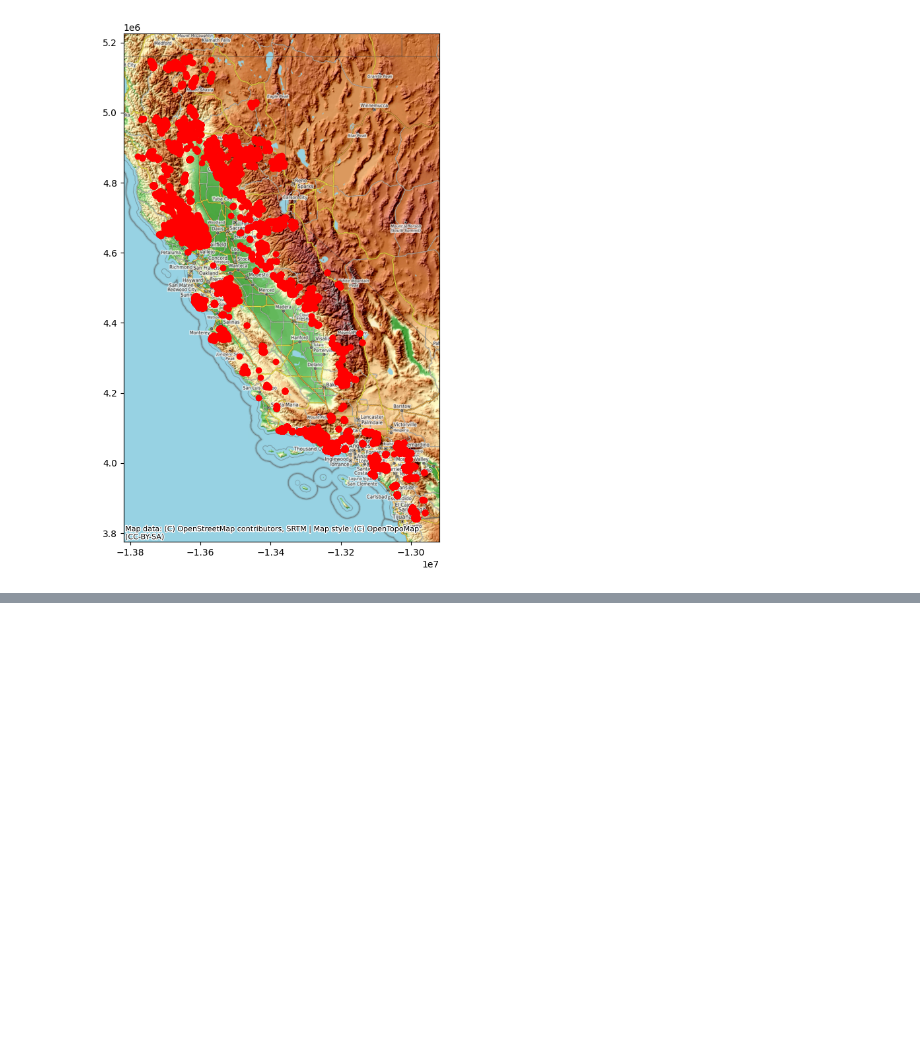
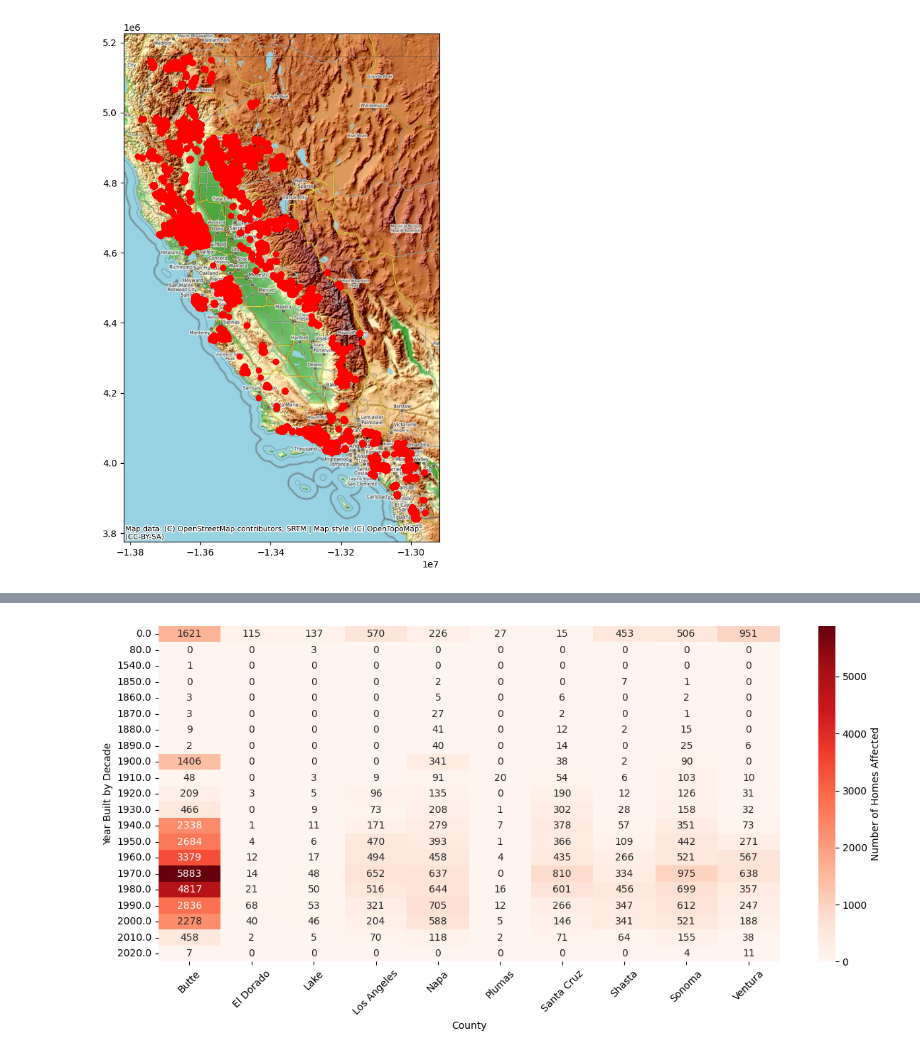
Before and after one commit to AnrieS/california_fires, a Jupyter notebook: data_analysis.ipynb, the cells around one changed output, grey strips where cells are left out. Cells and saved outputs as stored; diff of their text form; code cells hidden in the pictures; blank space fills up the shorter version.

```diff
--- a/data_analysis.ipynb
+++ b/data_analysis.ipynb
@@ -69,0 +172,29 @@ ctx.add_basemap(ax, source=ctx.providers.OpenTopoMap)
+# %%
+# Filter top counties by total damage
+top_counties = (new_geo_data.groupby('county')['damage']
+                .count()
+                .sort_values(ascending=False)
+                .head(10)
+                .index)
+
+top_counties
+
+# Filter data for top counties
+filtered_data = new_geo_data[new_geo_data['county'].isin(top_counties)]
+
+# Group data by decade and county
+heatmap_data = filtered_data.groupby(['decade', 'county'])['damage'].count().unstack(fill_value=0)
+
+
+# Plot heatmap
+plt.figure(figsize=(12, 6))
+
+sns.heatmap(heatmap_data, cmap="Reds", annot=True, fmt='d', cbar_kws= {'label': 'Number of Homes Affected'})
+
+plt.xticks(rotation=45)
+plt.xlabel('County')
+plt.ylabel('Year Built by Decade')
+plt.tight_layout()
+plt.show()
+# %% [output]
+[figure, added]
```
Also changed, not shown: parts of 11 cells of this notebook.
